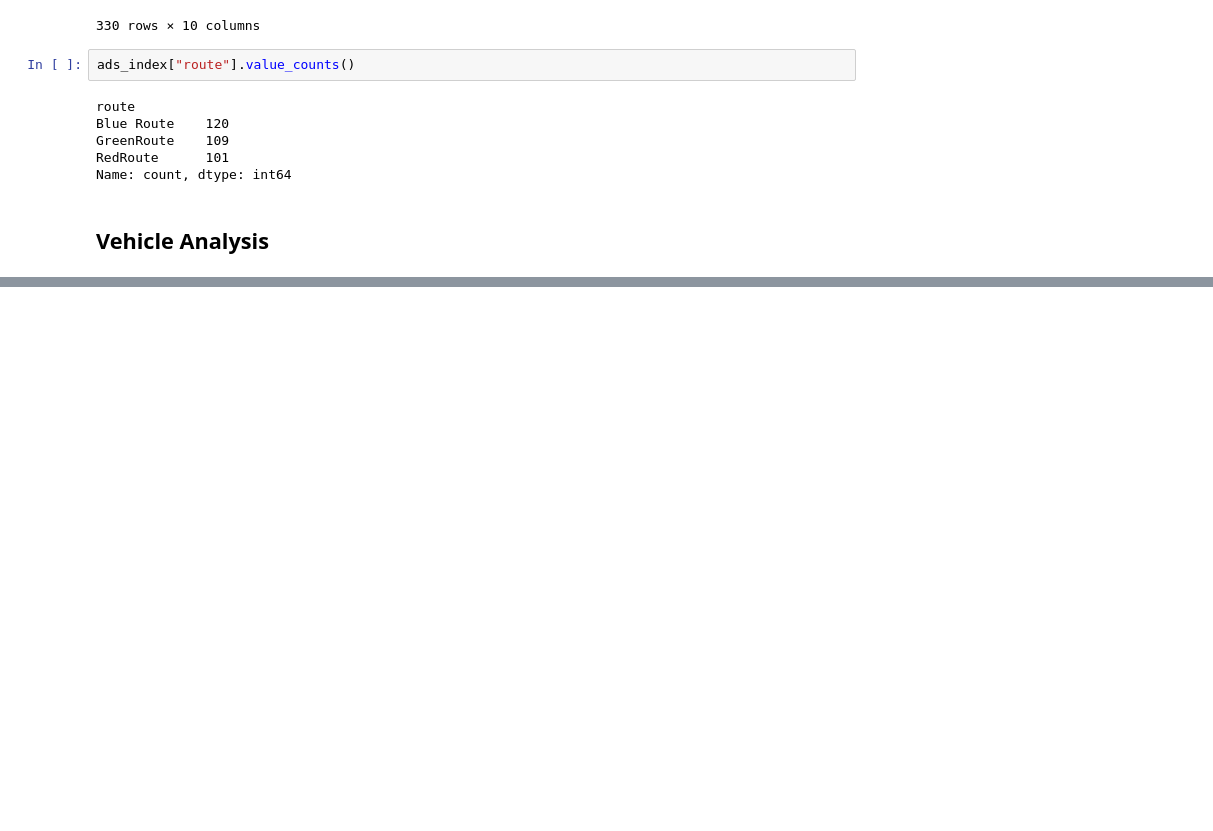
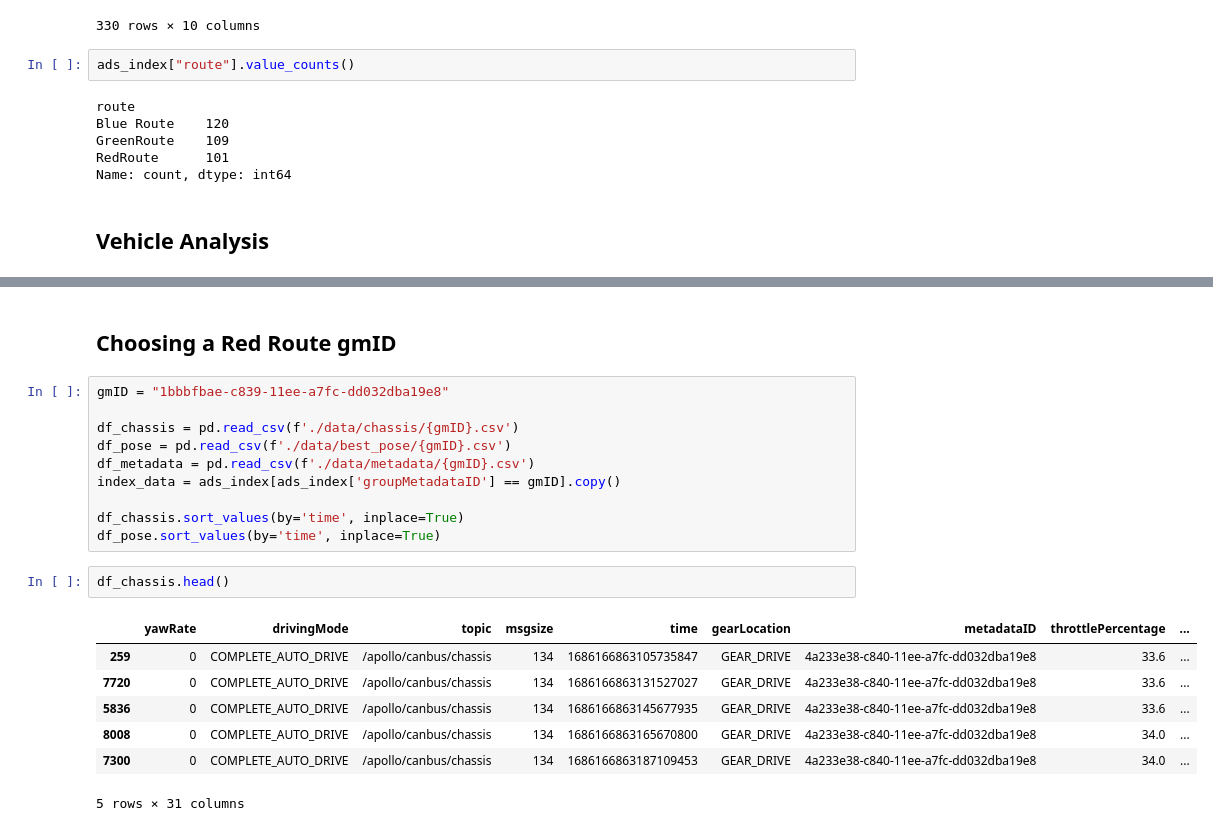
Before and after one commit to vHepp/TDMprivate, a Jupyter notebook: code/testing_ads_index.ipynb, the cells around one changed output, grey strips where cells are left out. Saved outputs shown, nothing was run; the diff lists cells and outputs as text; blank space fills up the shorter version.

```diff
--- a/code/testing_ads_index.ipynb
+++ b/code/testing_ads_index.ipynb
@@ -82,0 +154,22 @@ d
+# %% [markdown]
+## Choosing a Red Route gmID
+# %%
+gmID = "1bbbfbae-c839-11ee-a7fc-dd032dba19e8"
+
+df_chassis = pd.read_csv(f'./data/chassis/{gmID}.csv')
+df_pose = pd.read_csv(f'./data/best_pose/{gmID}.csv')
+df_metadata = pd.read_csv(f'./data/metadata/{gmID}.csv')
+index_data = ads_index[ads_index['groupMetadataID'] == gmID].copy()
+
+df_chassis.sort_values(by='time', inplace=True)
+df_pose.sort_values(by='time', inplace=True)
+# %%
+df_chassis.head()
+# %% [output]
+|  | yawRate | drivingMode | topic | msgsize | time | gearLocation | metadataID | throttlePercentage | ... |
+| 259 | 0 | COMPLETE_AUTO_DRIVE | /apollo/canbus/chassis | 134 | 1686166863105735847 | GEAR_DRIVE | 4a233e38-c840-11ee-a7fc-dd032dba19e8 | 33.6 | ... |
+| 7720 | 0 | COMPLETE_AUTO_DRIVE | /apollo/canbus/chassis | 134 | 1686166863131527027 | GEAR_DRIVE | 4a233e38-c840-11ee-a7fc-dd032dba19e8 | 33.6 | ... |
+| 5836 | 0 | COMPLETE_AUTO_DRIVE | /apollo/canbus/chassis | 134 | 1686166863145677935 | GEAR_DRIVE | 4a233e38-c840-11ee-a7fc-dd032dba19e8 | 33.6 | ... |
+| 8008 | 0 | COMPLETE_AUTO_DRIVE | /apollo/canbus/chassis | 134 | 1686166863165670800 | GEAR_DRIVE | 4a233e38-c840-11ee-a7fc-dd032dba19e8 | 34.0 | ... |
+| 7300 | 0 | COMPLETE_AUTO_DRIVE | /apollo/canbus/chassis | 134 | 1686166863187109453 | GEAR_DRIVE | 4a233e38-c840-11ee-a7fc-dd032dba19e8 | 34.0 | ... |
+5 rows × 31 columns
```
Also changed, not shown: parts of 11 cells of this notebook.
